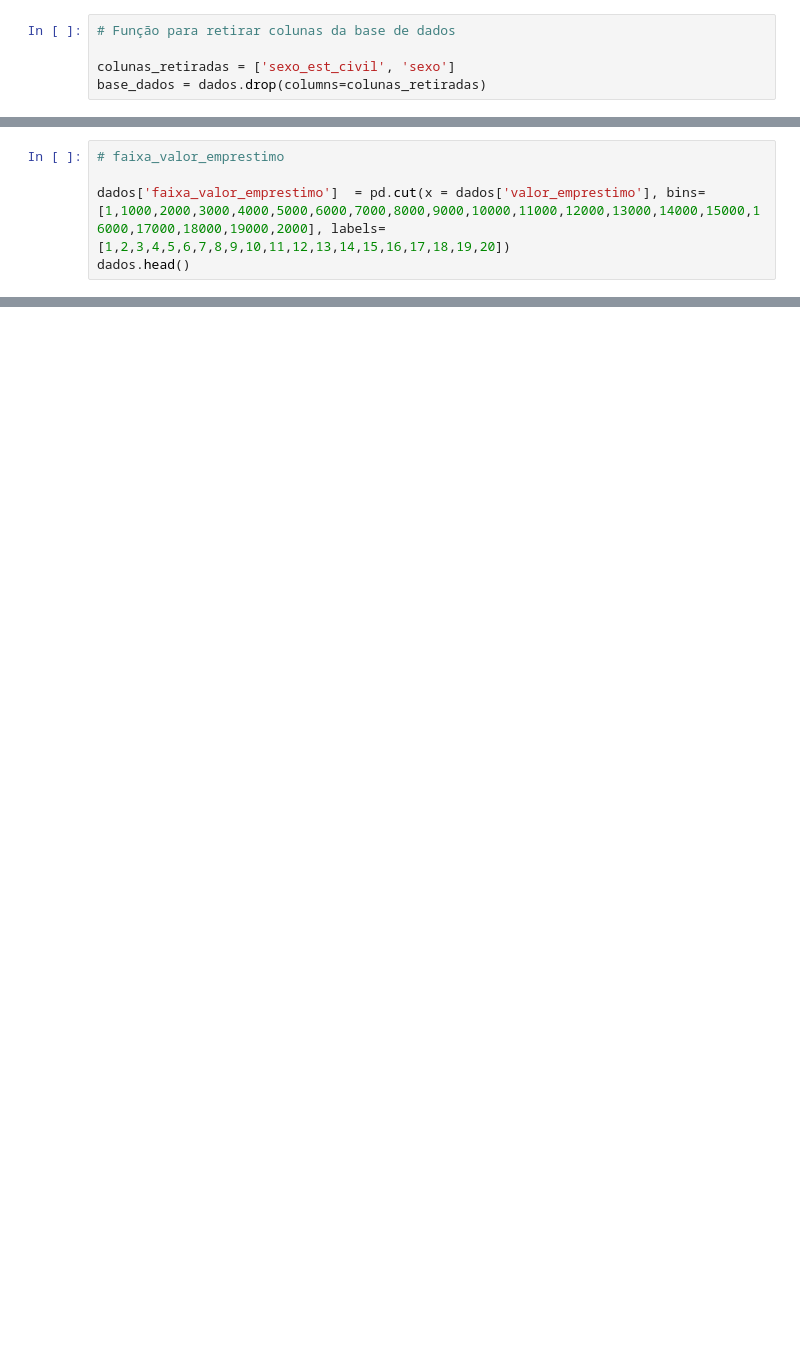
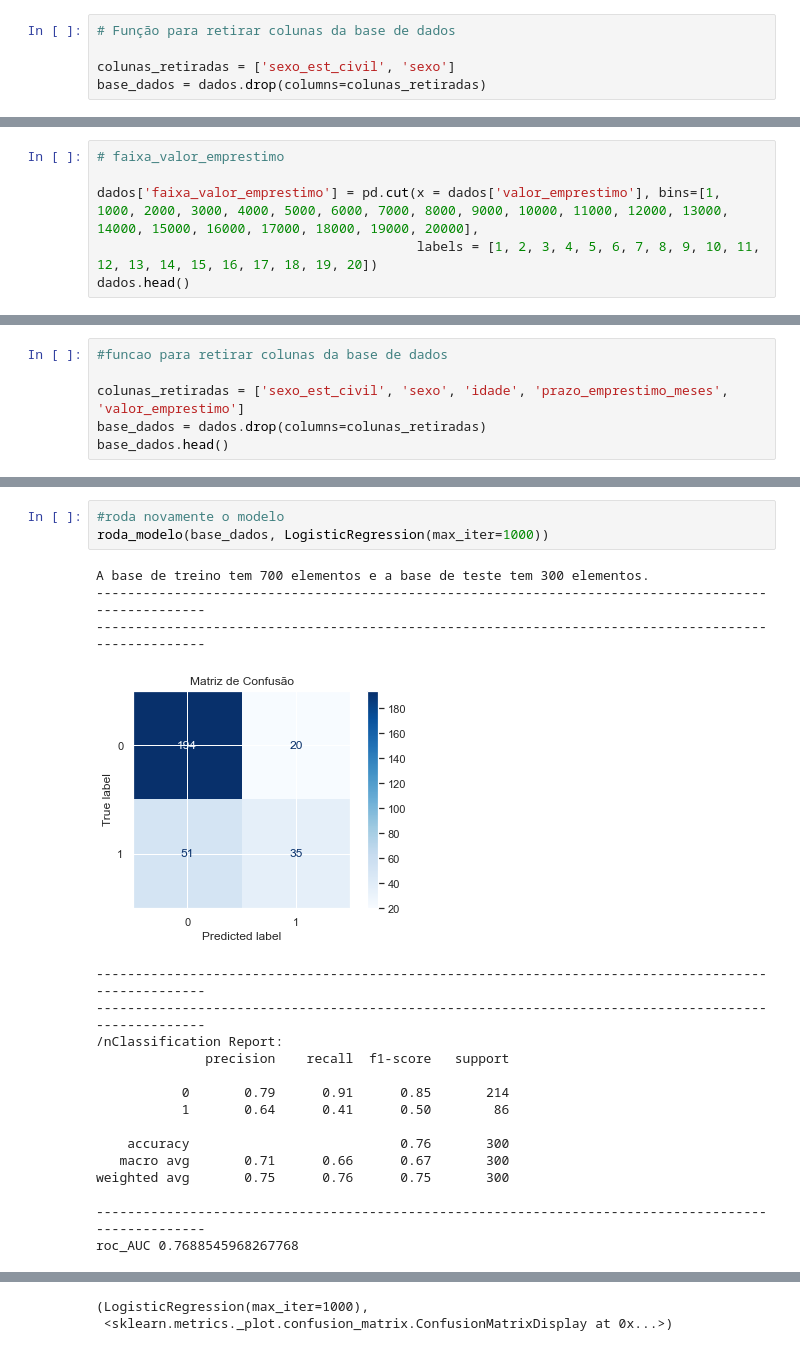
Before and after one commit to leandrofusco/Machine_learning_Credit_Scoring, a Jupyter notebook: Machine_learning_Credit_Scoring.ipynb, the cells around one changed output, grey strips where cells are left out. Saved outputs shown, nothing was run; the diff lists cells and outputs as text; blank space fills up the shorter version.

```diff
--- a/Machine_learning_Credit_Scoring.ipynb
+++ b/Machine_learning_Credit_Scoring.ipynb
@@ -485,6 +507,7 @@ dados.head()
 # %%
 # faixa_valor_emprestimo
 
-dados['faixa_valor_emprestimo']  = pd.cut(x = dados['valor_emprestimo'], bins=[1,1000,2000,3000,4000,5000,6000,7000,8000,9000,10000,11000,12000,13000,14000,15000,16000,17000,18000,19000,2000], labels=[1,2,3,4,5,6,7,8,9,10,11,12,13,14,15,16,17,18,19,20])
+dados['faixa_valor_emprestimo'] = pd.cut(x = dados['valor_emprestimo'], bins=[1, 1000, 2000, 3000, 4000, 5000, 6000, 7000, 8000, 9000, 10000, 11000, 12000, 13000, 14000, 15000, 16000, 17000, 18000, 19000, 20000],
+                                         labels = [1, 2, 3, 4, 5, 6, 7, 8, 9, 10, 11, 12, 13, 14, 15, 16, 17, 18, 19, 20])
 dados.head()
 # %% [output]
@@ -491,0 +521,6 @@ ValueError: ignored
+# %%
+#funcao para retirar colunas da base de dados
+
+colunas_retiradas = ['sexo_est_civil', 'sexo', 'idade', 'prazo_emprestimo_meses', 'valor_emprestimo']
+base_dados = dados.drop(columns=colunas_retiradas)
+base_dados.head()
@@ -491,0 +535,22 @@ ValueError: ignored
+# %%
+#roda novamente o modelo
+roda_modelo(base_dados, LogisticRegression(max_iter=1000))
+# %% [output]
+A base de treino tem 700 elementos e a base de teste tem 300 elementos.
+----------------------------------------------------------------------------------------------------
+----------------------------------------------------------------------------------------------------
+[figure, added]
+----------------------------------------------------------------------------------------------------
+----------------------------------------------------------------------------------------------------
+/nClassification Report:
+              precision    recall  f1-score   support
+
+           0       0.79      0.91      0.85       214
+           1       0.64      0.41      0.50        86
+
+    accuracy                           0.76       300
+   macro avg       0.71      0.66      0.67       300
+weighted avg       0.75      0.76      0.75       300
+
+----------------------------------------------------------------------------------------------------
+roc_AUC 0.7688545968267768
@@ -491,0 +558,2 @@ ValueError: ignored
+(LogisticRegression(max_iter=1000),
+ <sklearn.metrics._plot.confusion_matrix.ConfusionMatrixDisplay at 0x...>)
```
Also changed, not shown: parts of 24 cells of this notebook.
